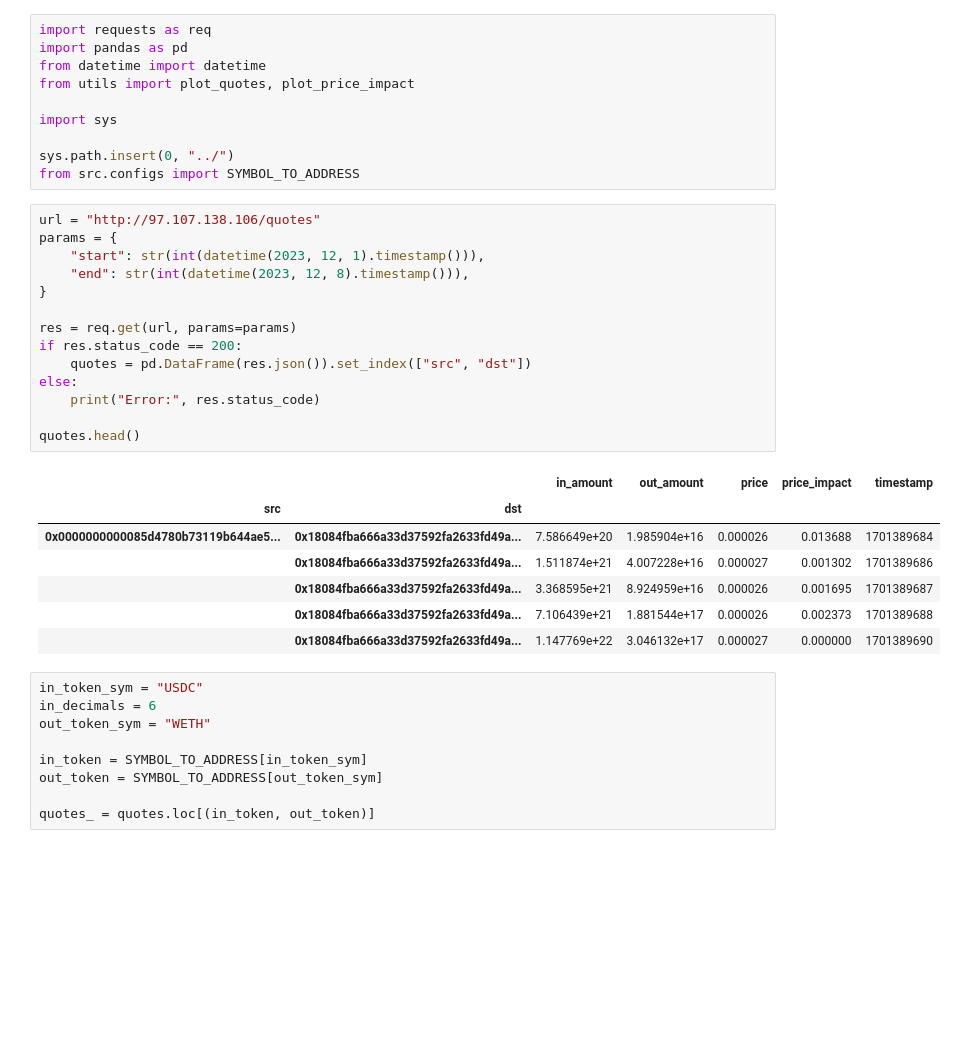
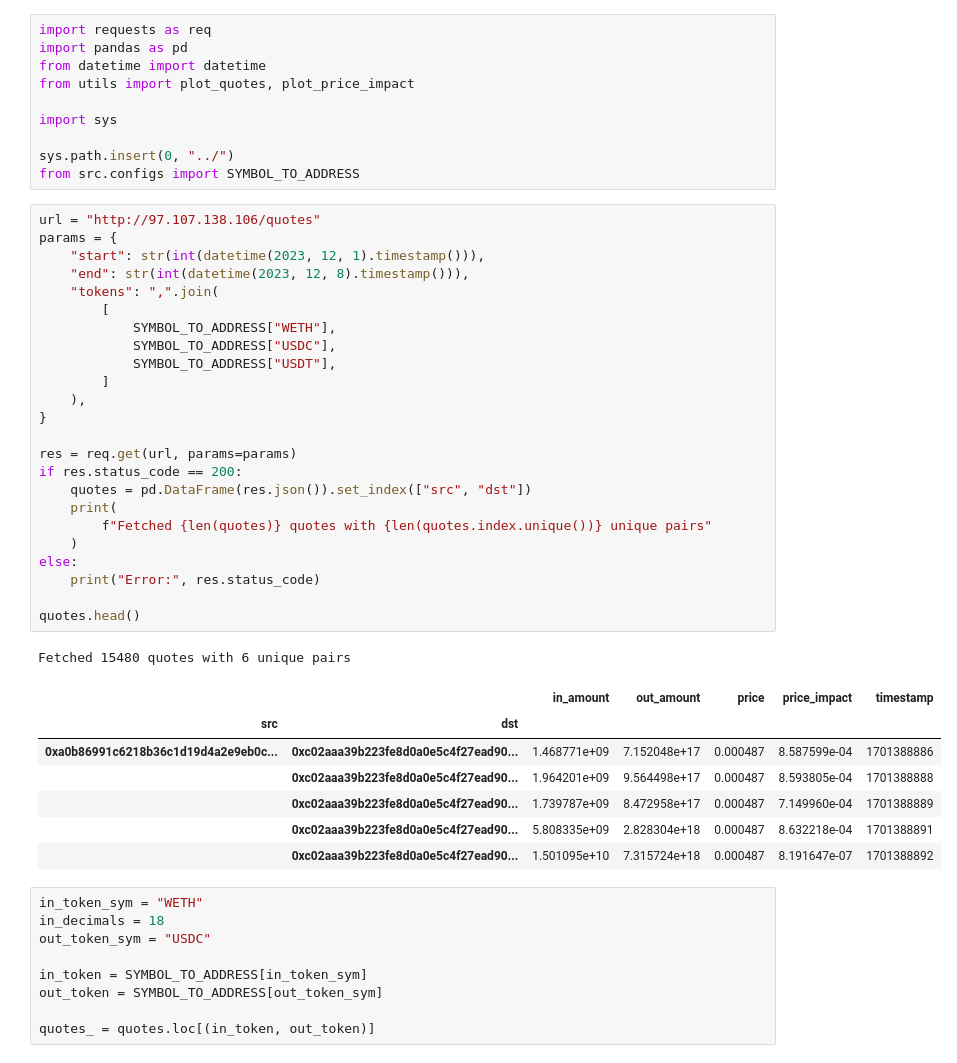
Before and after one commit to xenophonlabs/oneinch-quotes, a Jupyter notebook: notebooks/demo_slippage_curves.ipynb, the cells around one changed output. Cells and saved outputs as stored; diff of their text form; blank space fills up the shorter version.

```diff
--- a/notebooks/demo_slippage_curves.ipynb
+++ b/notebooks/demo_slippage_curves.ipynb
@@ -13,29 +13,40 @@ from src.configs import SYMBOL_TO_ADDRESS
 # %%
 url = "http://97.107.138.106/quotes"
 params = {
     "start": str(int(datetime(2023, 12, 1).timestamp())),
     "end": str(int(datetime(2023, 12, 8).timestamp())),
+    "tokens": ",".join(
+        [
+            SYMBOL_TO_ADDRESS["WETH"],
+            SYMBOL_TO_ADDRESS["USDC"],
+            SYMBOL_TO_ADDRESS["USDT"],
+        ]
+    ),
 }
 
 res = req.get(url, params=params)
 if res.status_code == 200:
     quotes = pd.DataFrame(res.json()).set_index(["src", "dst"])
+    print(
+        f"Fetched {len(quotes)} quotes with {len(quotes.index.unique())} unique pairs"
+    )
 else:
     print("Error:", res.status_code)
 
 quotes.head()
 # %% [output]
+Fetched 15480 quotes with 6 unique pairs
 |  |  | in_amount | out_amount | price | price_impact | timestamp |
 | src | dst |  |  |  |  |  |
-| 0x0000000000085d4780b73119b644ae5... | 0x18084fba666a33d37592fa2633fd49a... | 7.586649e+20 | 1.985904e+16 | 0.000026 | 0.013688 | 1701389684 |
-|  | 0x18084fba666a33d37592fa2633fd49a... | 1.511874e+21 | 4.007228e+16 | 0.000027 | 0.001302 | 1701389686 |
-|  | 0x18084fba666a33d37592fa2633fd49a... | 3.368595e+21 | 8.924959e+16 | 0.000026 | 0.001695 | 1701389687 |
-|  | 0x18084fba666a33d37592fa2633fd49a... | 7.106439e+21 | 1.881544e+17 | 0.000026 | 0.002373 | 1701389688 |
-|  | 0x18084fba666a33d37592fa2633fd49a... | 1.147769e+22 | 3.046132e+17 | 0.000027 | 0.000000 | 1701389690 |
+| 0xa0b86991c6218b36c1d19d4a2e9eb0c... | 0xc02aaa39b223fe8d0a0e5c4f27ead90... | 1.468771e+09 | 7.152048e+17 | 0.000487 | 8.587599e-04 | 1701388886 |
+|  | 0xc02aaa39b223fe8d0a0e5c4f27ead90... | 1.964201e+09 | 9.564498e+17 | 0.000487 | 8.593805e-04 | 1701388888 |
+|  | 0xc02aaa39b223fe8d0a0e5c4f27ead90... | 1.739787e+09 | 8.472958e+17 | 0.000487 | 7.149960e-04 | 1701388889 |
+|  | 0xc02aaa39b223fe8d0a0e5c4f27ead90... | 5.808335e+09 | 2.828304e+18 | 0.000487 | 8.632218e-04 | 1701388891 |
+|  | 0xc02aaa39b223fe8d0a0e5c4f27ead90... | 1.501095e+10 | 7.315724e+18 | 0.000487 | 8.191647e-07 | 1701388892 |
 # %%
-in_token_sym = "USDC"
-in_decimals = 6
-out_token_sym = "WETH"
+in_token_sym = "WETH"
+in_decimals = 18
+out_token_sym = "USDC"
 
 in_token = SYMBOL_TO_ADDRESS[in_token_sym]
 out_token = SYMBOL_TO_ADDRESS[out_token_sym]
```
Also changed, not shown: parts of 1 cell of this notebook, 6 other files.
